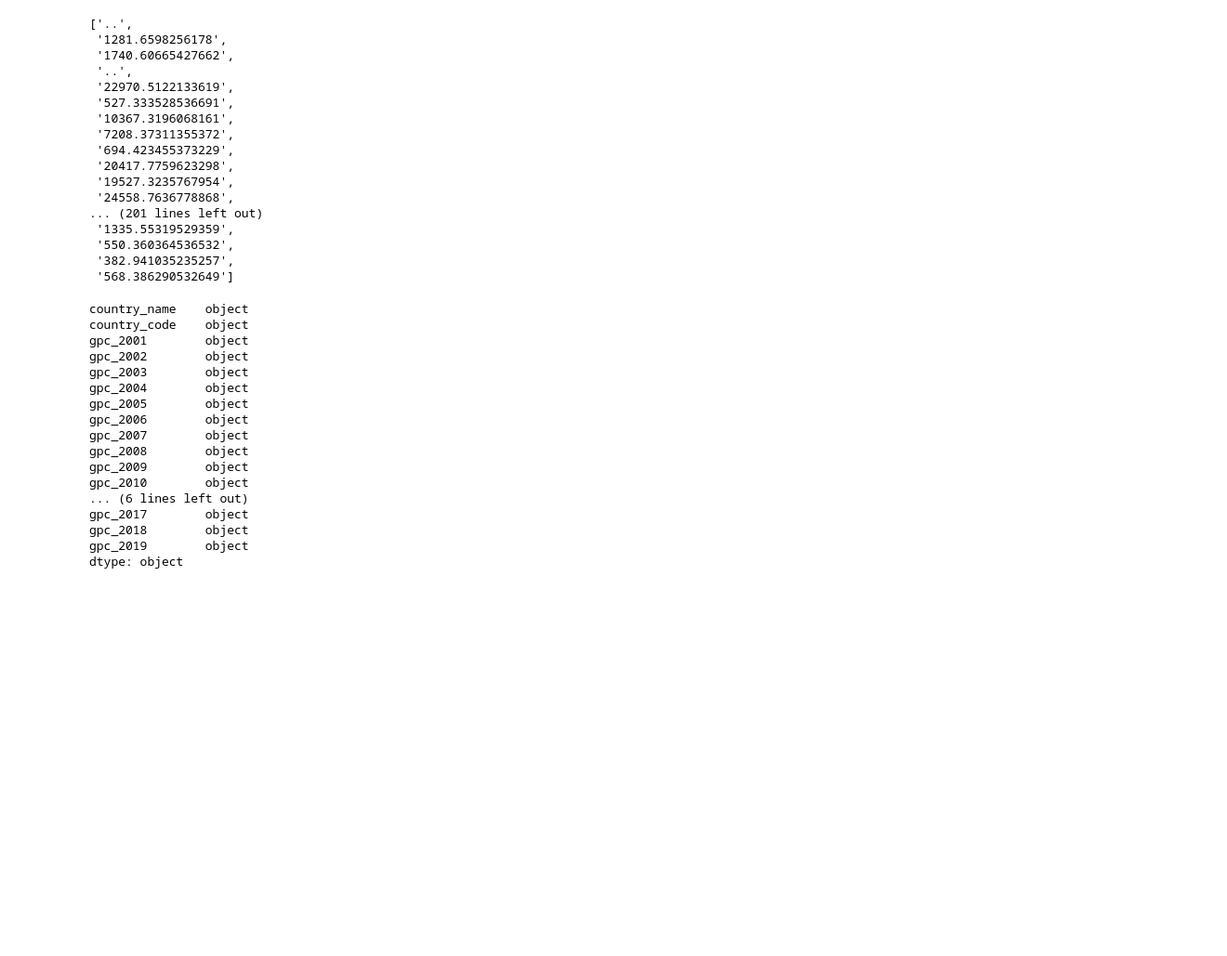
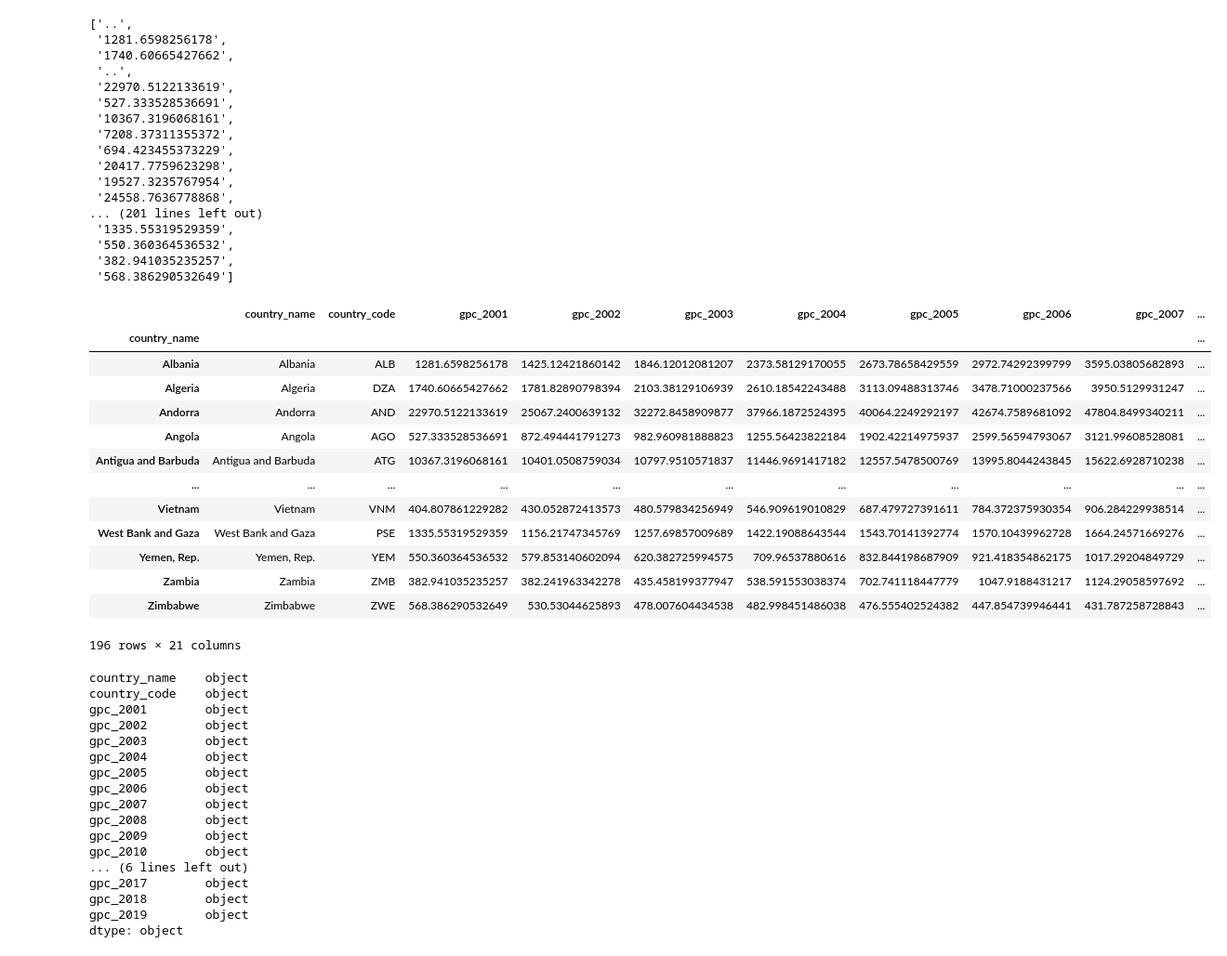
Before and after one commit to svujcich/Global_GDP_Trends, a Jupyter notebook: ETL/GDP_per_captia.ipynb, the cells around one changed output. Shown at 93% size. Cells and saved outputs as stored; diff of their text form; code cells hidden in the pictures; blank space fills up the shorter version.

```diff
--- a/ETL/GDP_per_captia.ipynb
+++ b/ETL/GDP_per_captia.ipynb
@@ -323,4 +283,19 @@ df = df.replace('..', 0)
 # %%
-# df = df.dropna()
-# df
+df = df.dropna()
+df
+# %% [output]
+|  | country_name | country_code | gpc_2001 | gpc_2002 | gpc_2003 | gpc_2004 | gpc_2005 | gpc_2006 | gpc_2007 | ... |
+| country_name |  |  |  |  |  |  |  |  |  | ... |
+| Albania | Albania | ALB | 1281.6598256178 | 1425.12421860142 | 1846.12012081207 | 2373.58129170055 | 2673.78658429559 | 2972.74292399799 | 3595.03805682893 | ... |
+| Algeria | Algeria | DZA | 1740.60665427662 | 1781.82890798394 | 2103.38129106939 | 2610.18542243488 | 3113.09488313746 | 3478.71000237566 | 3950.5129931247 | ... |
+| Andorra | Andorra | AND | 22970.5122133619 | 25067.2400639132 | 32272.8458909877 | 37966.1872524395 | 40064.2249292197 | 42674.7589681092 | 47804.8499340211 | ... |
+| Angola | Angola | AGO | 527.333528536691 | 872.494441791273 | 982.960981888823 | 1255.56423822184 | 1902.42214975937 | 2599.56594793067 | 3121.99608528081 | ... |
+| Antigua and Barbuda | Antigua and Barbuda | ATG | 10367.3196068161 | 10401.0508759034 | 10797.9510571837 | 11446.9691417182 | 12557.5478500769 | 13995.8044243845 | 15622.6928710238 | ... |
+| ... | ... | ... | ... | ... | ... | ... | ... | ... | ... | ... |
+| Vietnam | Vietnam | VNM | 404.807861229282 | 430.052872413573 | 480.579834256949 | 546.909619010829 | 687.479727391611 | 784.372375930354 | 906.284229938514 | ... |
+| West Bank and Gaza | West Bank and Gaza | PSE | 1335.55319529359 | 1156.21747345769 | 1257.69857009689 | 1422.19088643544 | 1543.70141392774 | 1570.10439962728 | 1664.24571669276 | ... |
+| Yemen, Rep. | Yemen, Rep. | YEM | 550.360364536532 | 579.853140602094 | 620.382725994575 | 709.96537880616 | 832.844198687909 | 921.418354862175 | 1017.29204849729 | ... |
+| Zambia | Zambia | ZMB | 382.941035235257 | 382.241963342278 | 435.458199377947 | 538.591553038374 | 702.741118447779 | 1047.9188431217 | 1124.29058597692 | ... |
+| Zimbabwe | Zimbabwe | ZWE | 568.386290532649 | 530.53044625893 | 478.007604434538 | 482.998451486038 | 476.555402524382 | 447.854739946441 | 431.787258728843 | ... |
+196 rows × 21 columns
 # %%
```
Also changed, not shown: parts of 34 cells of this notebook, 1 other file.
